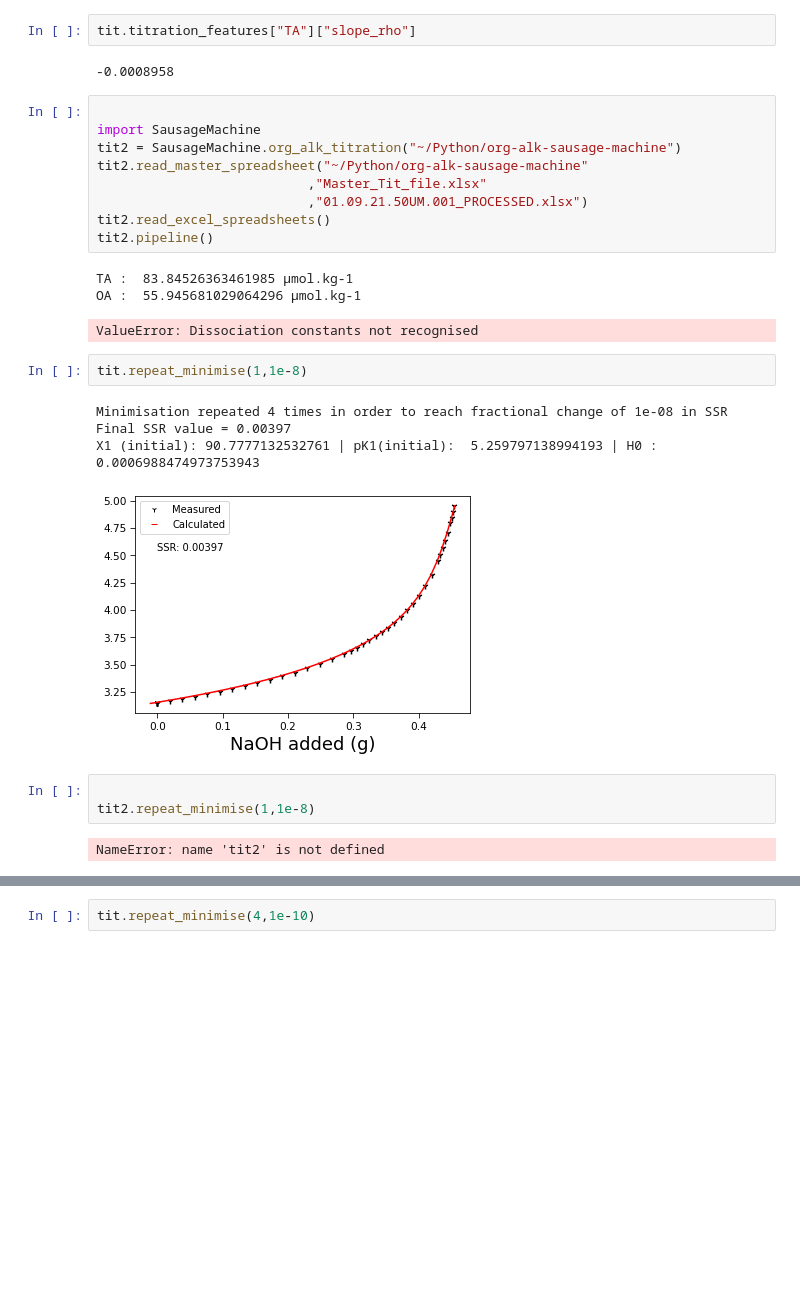
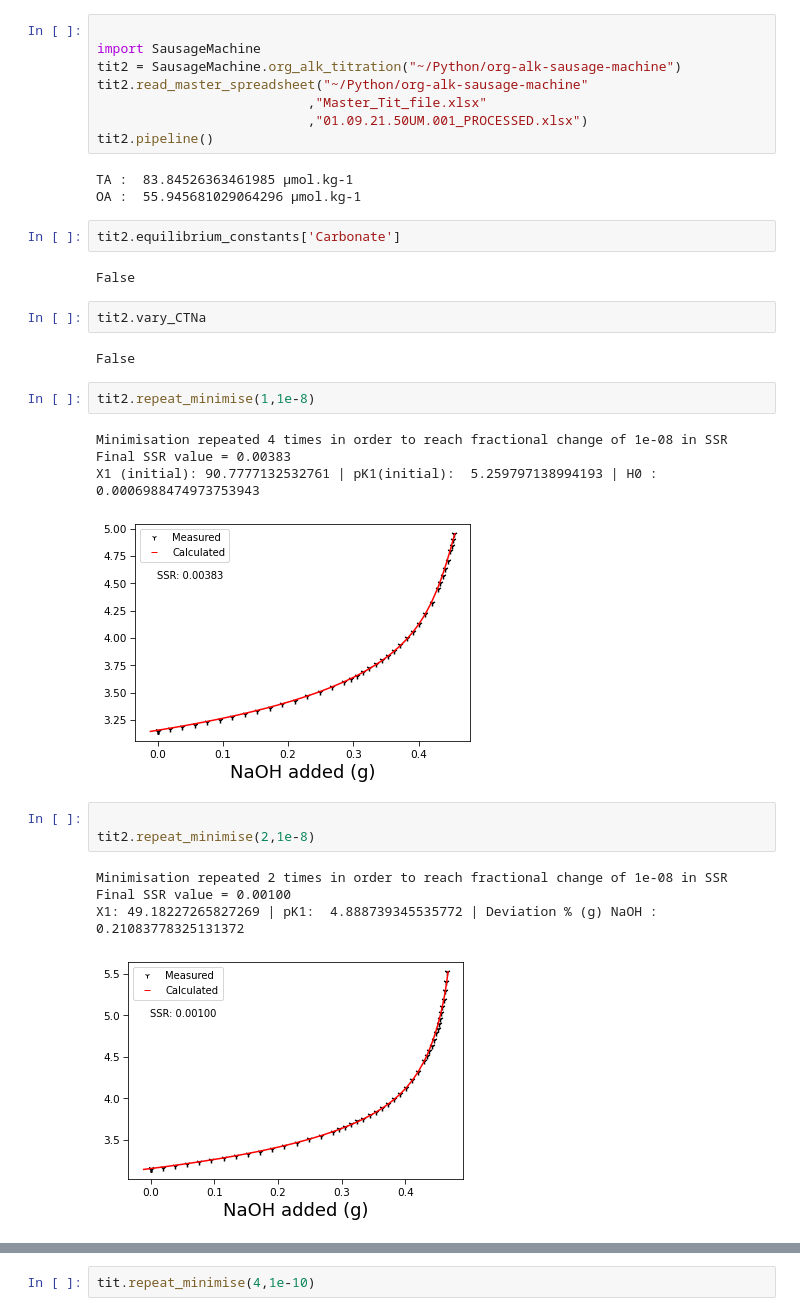
Before and after one commit to charles-turner-1/org-alk-sausage-machine, a Jupyter notebook: Test_Notebook.ipynb, the cells around one changed output, grey strips where cells are left out. Saved outputs shown, nothing was run; the diff lists cells and outputs as text; blank space fills up the shorter version.

```diff
--- a/Test_Notebook.ipynb
+++ b/Test_Notebook.ipynb
@@ -19,7 +15,3 @@ tit.equilibrium_constants["carbonate"]
-# %%
-tit.titration_features["TA"]["slope_rho"]
-# %% [output]
--0.0008958
 # %%
 
 import SausageMachine
@@ -27,22 +19,31 @@ tit2 = SausageMachine.org_alk_titration("~/Python/org-alk-sausage-machine")
 tit2.read_master_spreadsheet("~/Python/org-alk-sausage-machine"
                            ,"Master_Tit_file.xlsx"
                            ,"01.09.21.50UM.001_PROCESSED.xlsx")
-tit2.read_excel_spreadsheets()
 tit2.pipeline()
 # %% [output]
 TA :  83.84526363461985 µmol.kg-1
 OA :  55.945681029064296 µmol.kg-1
-ValueError: Dissociation constants not recognised
+# %%
+tit2.equilibrium_constants['Carbonate']
+# %% [output]
+False
+# %%
+tit2.vary_CTNa
+# %% [output]
+False
 # %%
-tit.repeat_minimise(1,1e-8)
+tit2.repeat_minimise(1,1e-8)
 # %% [output]
 Minimisation repeated 4 times in order to reach fractional change of 1e-08 in SSR
-Final SSR value = 0.00397
+Final SSR value = 0.00383
 X1 (initial): 90.7777132532761 | pK1(initial):  5.259797138994193 | H0 : 0.0006988474973753943
 [figure]
 # %%
 
-tit2.repeat_minimise(1,1e-8)
+tit2.repeat_minimise(2,1e-8)
 # %% [output]
-NameError: name 'tit2' is not defined
+Minimisation repeated 2 times in order to reach fractional change of 1e-08 in SSR
+Final SSR value = 0.00100
+X1: 49.18227265827269 | pK1:  4.888739345535772 | Deviation % (g) NaOH : 0.21083778325131372
+[figure, added]
 # %%
```
Also changed, not shown: parts of 4 cells of this notebook, 1 other file.
